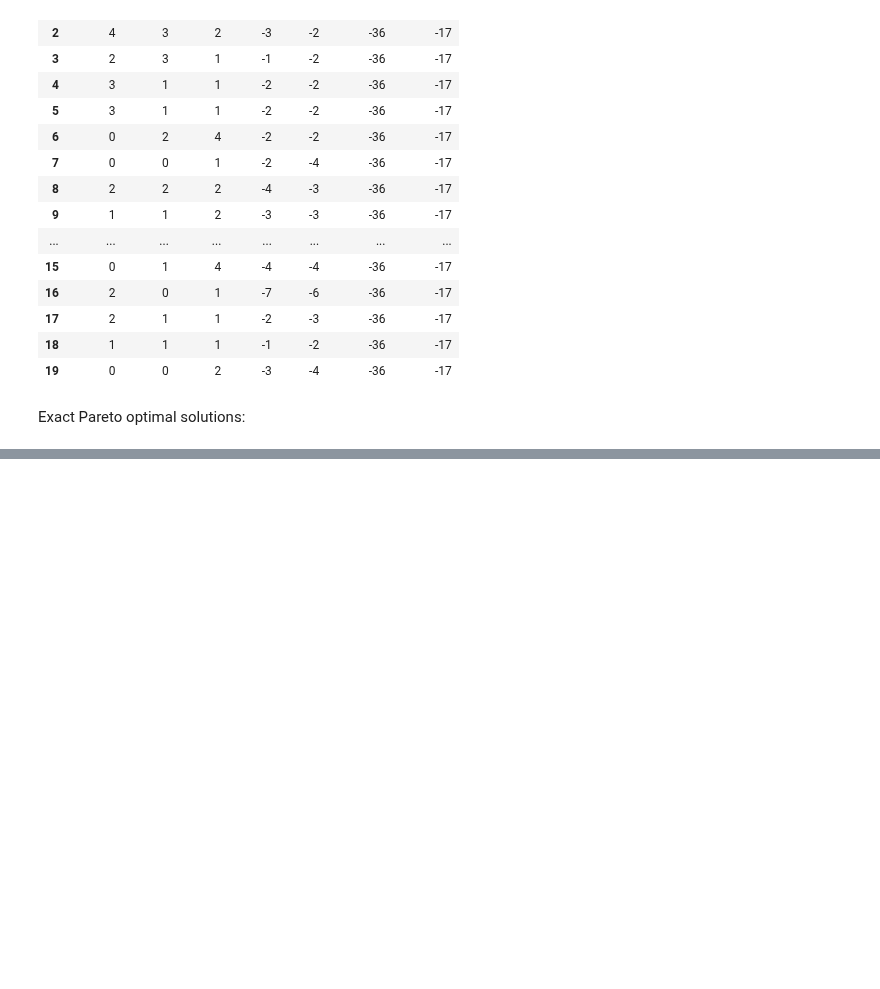
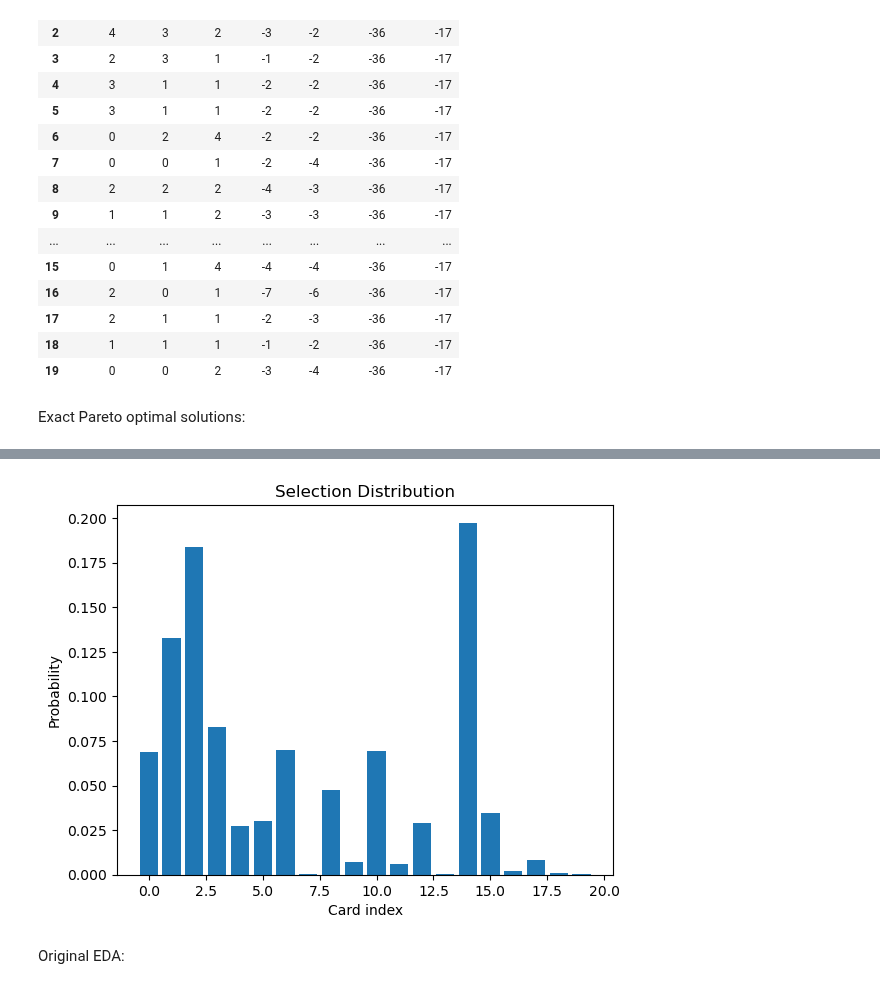
Before and after one commit to rameshsrinivasanuci/multiobjective, a Jupyter notebook: eda_test_case.ipynb, the cells around one changed output, grey strips where cells are left out. Cells and saved outputs as stored; diff of their text form; code cells hidden in the pictures; blank space fills up the shorter version.

```diff
--- a/eda_test_case.ipynb
+++ b/eda_test_case.ipynb
@@ -7,7 +9,7 @@ rng = np.random.default_rng(42)
 Data:
 # %%
 n_items = 20
-df = pd.read_csv(f'/Users/tailai/multiobjective/data/test_data_n20_exp5.csv')
+df = pd.read_csv(f"/home/tailai/research/multiobjective/data/test_data_n20_exp5.csv")
 
 items_df_visual = pd.DataFrame()
 for trial in range(len(df)):
@@ -109,3 +183,32 @@ EDA:
+# %%
+def assign_crowding_distance(objectives):
+    distances = np.zeros(objectives.shape[0],  dtype=float)
+    for m in range(np.shape(objectives)[1]):
+        objective = objectives[:, m]
+        sort_indices = np.argsort(objective)[::-1]
+        sorted_objective = objective[sort_indices]
+        min = sorted_objective[0]
+        max = sorted_objective[-1]
+
+        distances[sort_indices[0]] = np.inf
+        distances[sort_indices[-1]] = np.inf
+        for i in range(1, np.shape(objectives)[0] - 1):
+            distances[sort_indices[i]] += (sorted_objective[i + 1] - sorted_objective[i - 1]) \
+            / (max - min)
+    return distances
+# %%
+def binary_tournament_selection(population, ranks, distances, rng):
+    indices = np.arange(len(population))
+    i, j = rng.choice(indices, size=2, replace=False)
+    if ranks[i] < ranks[j]:
+        return i
+    if ranks[j] < ranks[i]:
+        return j
+    else:
+        if distances[i] > distances[j]:
+            return i
+        else:
+            return j
 # %%
 def evaluatePopulation(population, n_obj):
     objectives = np.zeros((np.shape(population)[0], n_obj))
@@ -121,7 +224,7 @@ def samplePopulation(distribution, money_cap, space_cap, pop_size, n_selected):
 
     while pop_count < pop_size:
         sample = rng.choice(n_cards, n_selected, p=distribution, replace=False).astype(int)
-        if np.abs(np.sum(test_trial.iloc[sample, 3].values)) <= np.abs(money_cap) or \
+        if np.abs(np.sum(test_trial.iloc[sample, 3].values)) <= np.abs(money_cap) and \
             np.abs(np.sum(test_trial.iloc[sample, 4].values)) <= np.abs(space_cap):
             population[pop_count, :] = sample
             pop_count += 1
@@ -130,3 +332,14 @@ def samplePopulation(distribution, money_cap, space_cap, pop_size, n_selected):
+# %%
+x = np.arange(n_cards)
+plt.bar(x, distribution)
+plt.xlabel("Card index")
+plt.ylabel("Probability")
+plt.title("Selection Distribution")
+plt.show()
+# %% [output]
+[figure, added]
+# %% [markdown]
+Original EDA:
 # %%
 n_cards = n_items
 n_selected = 5
```
Also changed, not shown: parts of 15 cells of this notebook.
